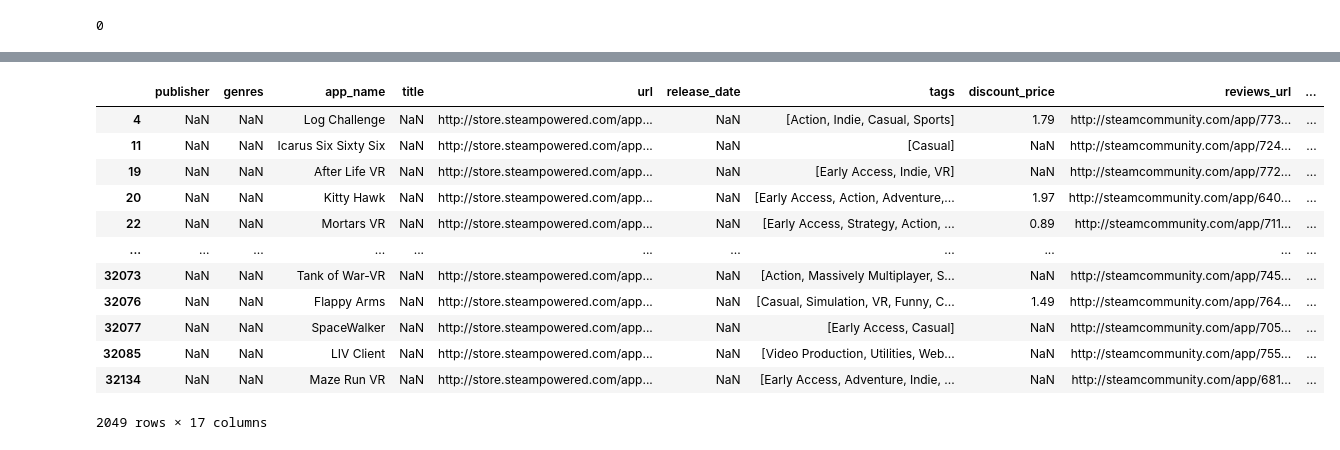
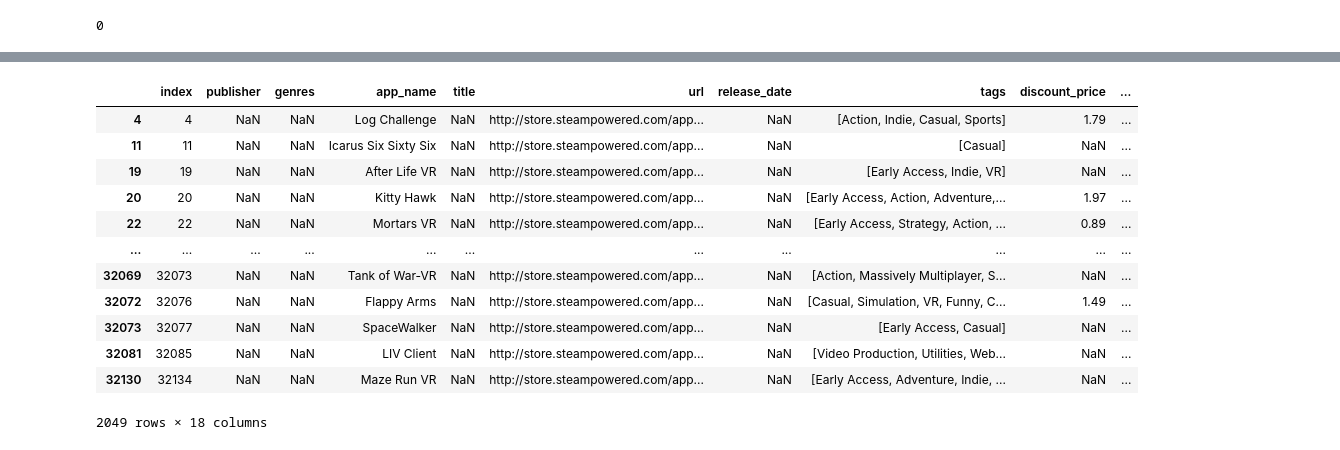
Before and after one commit to franpossetto/acamica-ds-spr3, a Jupyter notebook: Data_pre-proccesing_2.ipynb, the cells around one changed output, grey strips where cells are left out. Cells and saved outputs as stored; diff of their text form; code cells hidden in the pictures.

```diff
--- a/Data_pre-proccesing_2.ipynb
+++ b/Data_pre-proccesing_2.ipynb
@@ -275,5 +275,9 @@ data_games[data_games.title.isna()]
 | 32085 | NaN | NaN | LIV Client | NaN | http://store.steampowered.com/app... | NaN | [Video Production, Utilities, Web... | NaN | http://steamcommunity.com/app/755... | ... |
 | 32134 | NaN | NaN | Maze Run VR | NaN | http://store.steampowered.com/app... | NaN | [Early Access, Adventure, Indie, ... | NaN | http://steamcommunity.com/app/681... | ... |
 2049 rows × 16 columns
+# %%
+data_games2 = data_games.reset_index()
 # %%
-url_splited = data_games.url.str.split('/')
+url_splited = data_games2.url.str.split('/')
+# %%
+url_splited2 = url_splited.reset_index()
@@ -280,17 +327,15 @@ url_splited = data_games.url.str.split('/')
 # %%
-data_games["URL_NAME"] = ""
-
-titles = []
+resultados = []
+data_games2["URL_NAME"] = ""
 k=0
-for i in url_splited:
-    n = len(i)
-    m = n-2
-    #titles.append(i[m])
-    data_games["URL_NAME"][k] = i[m]
+m = 5
+for i in url_splited2.url:
+    data_games2["URL_NAME"][k] = i[m]
+    resultados.append(i[m])
     k=k+1
 k=0
 
-data_games.title.isna()
+len(resultados)
 # %% [output]
 A value is trying to be set on a copy of a slice from a DataFrame
 
@@ -315,17 +365,17 @@ data_games.URL_NAME.isna().sum()
 # %%
-data_games[data_games.title.isna()]
+data_games2[data_games2.title.isna()]
 # %% [output]
-|  | publisher | genres | app_name | title | url | release_date | tags | discount_price | reviews_url | ... |
-| 4 | NaN | NaN | Log Challenge | NaN | http://store.steampowered.com/app... | NaN | [Action, Indie, Casual, Sports] | 1.79 | http://steamcommunity.com/app/773... | ... |
-| 11 | NaN | NaN | Icarus Six Sixty Six | NaN | http://store.steampowered.com/app... | NaN | [Casual] | NaN | http://steamcommunity.com/app/724... | ... |
-| 19 | NaN | NaN | After Life VR | NaN | http://store.steampowered.com/app... | NaN | [Early Access, Indie, VR] | NaN | http://steamcommunity.com/app/772... | ... |
-| 20 | NaN | NaN | Kitty Hawk | NaN | http://store.steampowered.com/app... | NaN | [Early Access, Action, Adventure,... | 1.97 | http://steamcommunity.com/app/640... | ... |
-| 22 | NaN | NaN | Mortars VR | NaN | http://store.steampowered.com/app... | NaN | [Early Access, Strategy, Action, ... | 0.89 | http://steamcommunity.com/app/711... | ... |
+|  | index | publisher | genres | app_name | title | url | release_date | tags | discount_price | ... |
+| 4 | 4 | NaN | NaN | Log Challenge | NaN | http://store.steampowered.com/app... | NaN | [Action, Indie, Casual, Sports] | 1.79 | ... |
+| 11 | 11 | NaN | NaN | Icarus Six Sixty Six | NaN | http://store.steampowered.com/app... | NaN | [Casual] | NaN | ... |
+| 19 | 19 | NaN | NaN | After Life VR | NaN | http://store.steampowered.com/app... | NaN | [Early Access, Indie, VR] | NaN | ... |
+| 20 | 20 | NaN | NaN | Kitty Hawk | NaN | http://store.steampowered.com/app... | NaN | [Early Access, Action, Adventure,... | 1.97 | ... |
+| 22 | 22 | NaN | NaN | Mortars VR | NaN | http://store.steampowered.com/app... | NaN | [Early Access, Strategy, Action, ... | 0.89 | ... |
 | ... | ... | ... | ... | ... | ... | ... | ... | ... | ... | ... |
-| 32073 | NaN | NaN | Tank of War-VR | NaN | http://store.steampowered.com/app... | NaN | [Action, Massively Multiplayer, S... | NaN | http://steamcommunity.com/app/745... | ... |
-| 32076 | NaN | NaN | Flappy Arms | NaN | http://store.steampowered.com/app... | NaN | [Casual, Simulation, VR, Funny, C... | 1.49 | http://steamcommunity.com/app/764... | ... |
-| 32077 | NaN | NaN | SpaceWalker | NaN | http://store.steampowered.com/app... | NaN | [Early Access, Casual] | NaN | http://steamcommunity.com/app/705... | ... |
-| 32085 | NaN | NaN | LIV Client | NaN | http://store.steampowered.com/app... | NaN | [Video Production, Utilities, Web... | NaN | http://steamcommunity.com/app/755... | ... |
-| 32134 | NaN | NaN | Maze Run VR | NaN | http://store.steampowered.com/app... | NaN | [Early Access, Adventure, Indie, ... | NaN | http://steamcommunity.com/app/681... | ... |
+| 32069 | 32073 | NaN | NaN | Tank of War-VR | NaN | http://store.steampowered.com/app... | NaN | [Action, Massively Multiplayer, S... | NaN | ... |
+| 32072 | 32076 | NaN | NaN | Flappy Arms | NaN | http://store.steampowered.com/app... | NaN | [Casual, Simulation, VR, Funny, C... | 1.49 | ... |
+| 32073 | 32077 | NaN | NaN | SpaceWalker | NaN | http://store.steampowered.com/app... | NaN | [Early Access, Casual] | NaN | ... |
+| 32081 | 32085 | NaN | NaN | LIV Client | NaN | http://store.steampowered.com/app... | NaN | [Video Production, Utilities, Web... | NaN | ... |
+| 32130 | 32134 | NaN | NaN | Maze Run VR | NaN | http://store.steampowered.com/app... | NaN | [Early Access, Adventure, Indie, ... | NaN | ... |
-2049 rows × 17 columns
+2049 rows × 18 columns
 # %%
```
Also changed, not shown: parts of 21 cells of this notebook.
